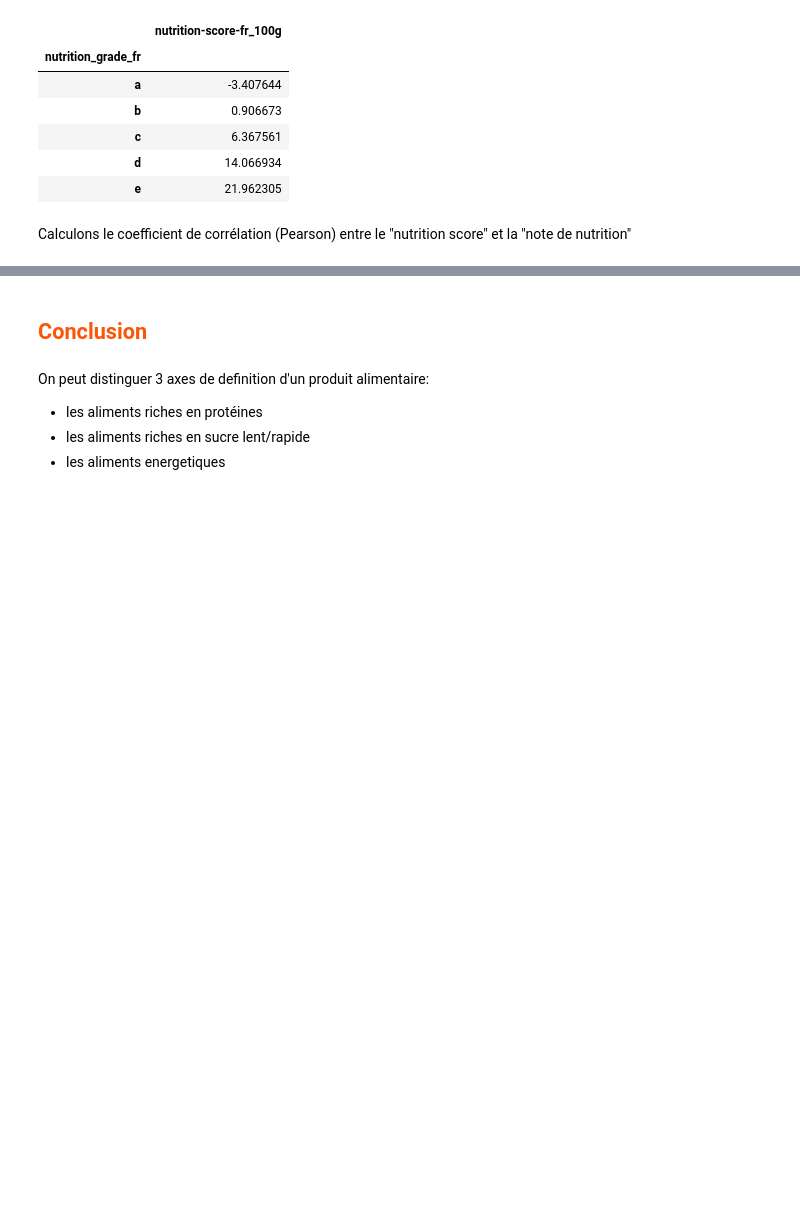
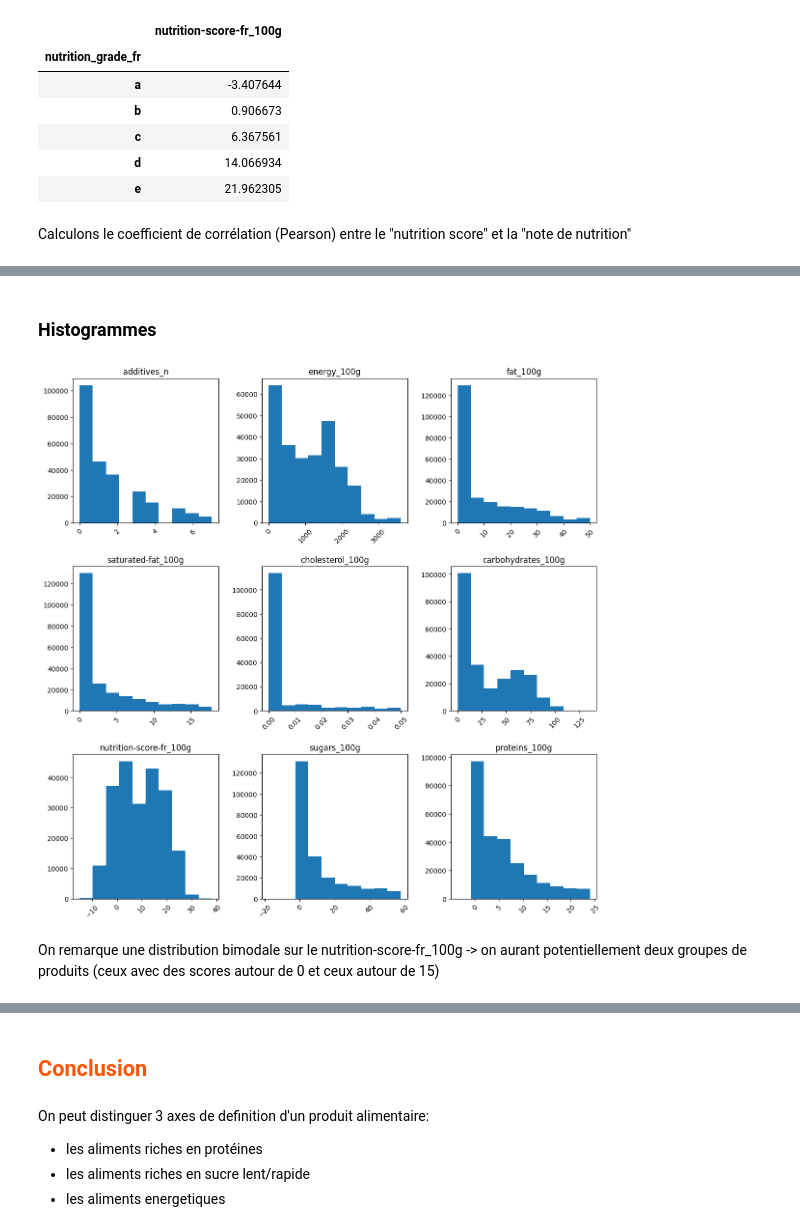
Before and after one commit to 8huit/analyse-de-donnees-nutritionnelles, a Jupyter notebook: p2_donnees_nutritionnelles_exploration.ipynb, the cells around one changed output, grey strips where cells are left out. Cells and saved outputs as stored; diff of their text form; code cells hidden in the pictures; blank space fills up the shorter version.

```diff
--- a/p2_donnees_nutritionnelles_exploration.ipynb
+++ b/p2_donnees_nutritionnelles_exploration.ipynb
@@ -319,3 +384,14 @@ dataPCA['nutrition-score-fr_100g'].corr(nutritionNote)
+# %% [markdown]
+### Histogrammes
+# %%
+plt.rcParams["axes.grid"] = False
+df.hist(figsize=(14,14), xrot=45,grid=False)
+plt.show()
+# %% [output]
+[figure, added]
+# %% [markdown]
+On remarque une distribution bimodale sur le nutrition-score-fr_100g
+-> on aurant potentiellement deux groupes de produits (ceux avec des scores autour de 0 et ceux autour de 15)
 # %%
 time.time() - now
 # %% [output]
```
Also changed, not shown: parts of 26 cells of this notebook.
